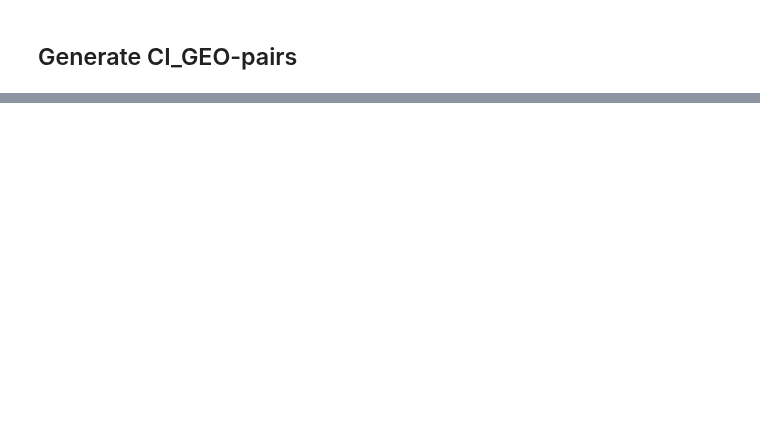
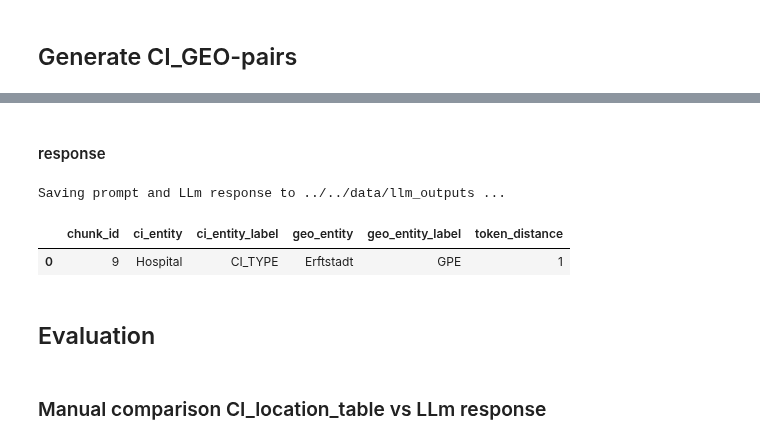
Before and after one commit to SWN-group-at-TU-Berlin/CI-impacts-information-retrieval, a Jupyter notebook: notebooks/llm_geolocations.ipynb, the cells around one changed output, grey strips where cells are left out. Saved outputs shown, nothing was run; the diff lists cells and outputs as text; code cells hidden in the pictures; blank space fills up the shorter version.

```diff
--- a/notebooks/llm_geolocations.ipynb
+++ b/notebooks/llm_geolocations.ipynb
@@ -78,19 +85,15 @@ pd.set_option("display.colheader_justify", "left")
 ## Generate CI_GEO-pairs
 # %%
 import importlib.util
-
 # import spacy_transformers
 
 
 try:
     nlp = spacy.load(s.settings.SPACY_MODEL)
-except (OSError, ValueError):
+except (OSError, ValueError) as e:
     print(f"spaCy language model '{s.settings.SPACY_MODEL}' not found. Downloading ...")
     ## loading transformer language model for NER requires additional package
-    if (
-        s.settings.SPACY_MODEL.endswith("_trf")
-        and importlib.util.find_spec("spacy[transformers]") is None
-    ):
+    if (s.settings.SPACY_MODEL.endswith("_trf") and importlib.util.find_spec("spacy[transformers]") is None):
         !uv add spacy[transformers]
     !uv run python -m spacy download {s.settings.SPACY_MODEL}
     nlp = spacy.load(s.settings.SPACY_MODEL)
@@ -646,0 +1171,39 @@ template = Template(prompt_template)
+# %% [markdown]
+#### response
+# %%
+safety_df = df_responses.copy()
+
+# save to disk along with prompt text
+
+
+OUTPUT_DIR = "../" + s.settings.PATH_DATA + "llm_outputs/"
+os.makedirs(OUTPUT_DIR, exist_ok=True)
+
+outfile_name = "ci_failure_impacts_responses_llama2_with_eco_explicit_3.csv"
+outfile_path = OUTPUT_DIR +  outfile_name
+
+
+if not os.path.isfile(outfile_path):
+    outfile_response_path = Path(outfile_path)
+    outfile_prompt_path = Path(OUTPUT_DIR +  "prompt_" + outfile_name.replace(".csv", ".txt"))
+
+    print(f"Saving prompt and LLm response to {outfile_response_path.parent} ...")
+    with open(outfile_prompt_path, "w") as f:
+        f.write(prompt_template)
+    safety_df.to_csv(outfile_response_path, index=False)
+else:
+    print(f"Output file {Path(outfile_name).stem} already exists. Skip saving to avoid overwriting ...")
+# %% [output]
+Saving prompt and LLm response to ../../data/llm_outputs ...
+# %%
+## 10 min
+
+
+df_ci_geo
+# %% [output]
+|  | chunk_id | ci_entity | ci_entity_label | geo_entity | geo_entity_label | token_distance |
+| 0 | 9 | Hospital | CI_TYPE | Erftstadt | GPE | 1 |
+# %% [markdown]
+## Evaluation
+# %% [markdown]
+### Manual comparison CI_location_table vs LLm response
```
Also changed, not shown: parts of 66 cells of this notebook, 1 other file.
